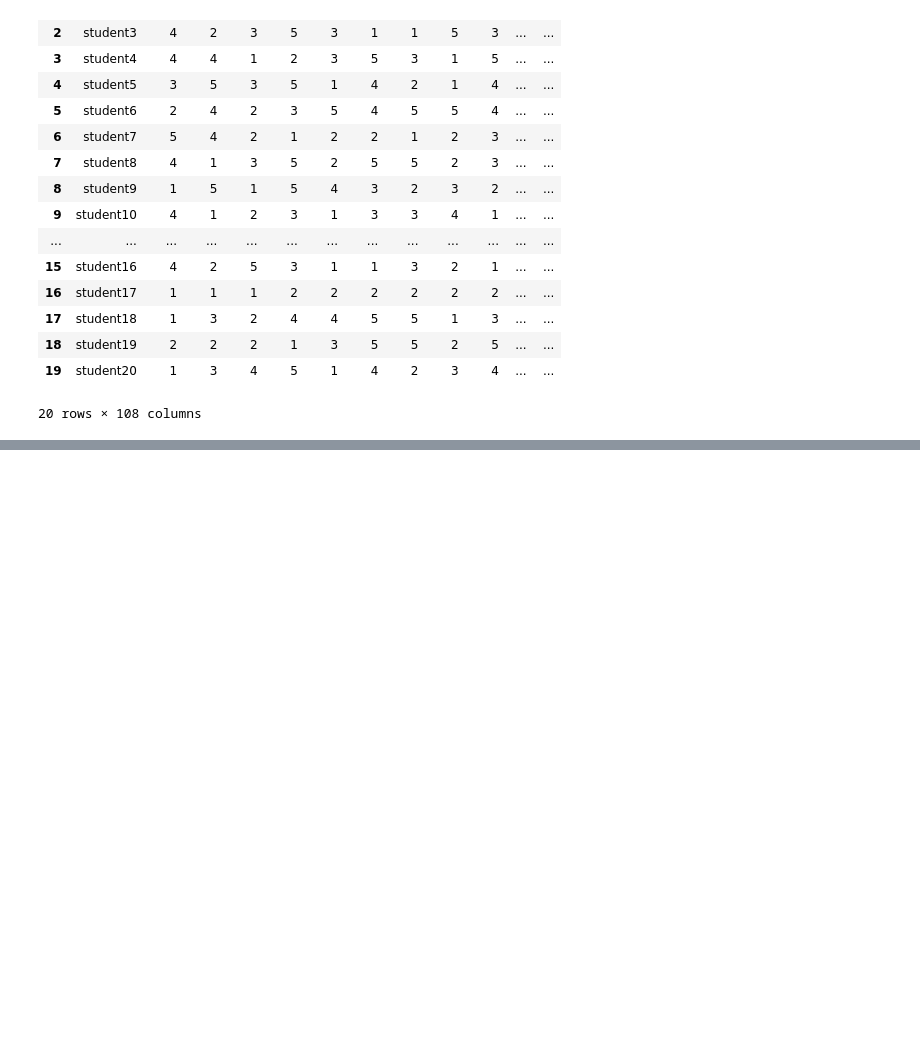
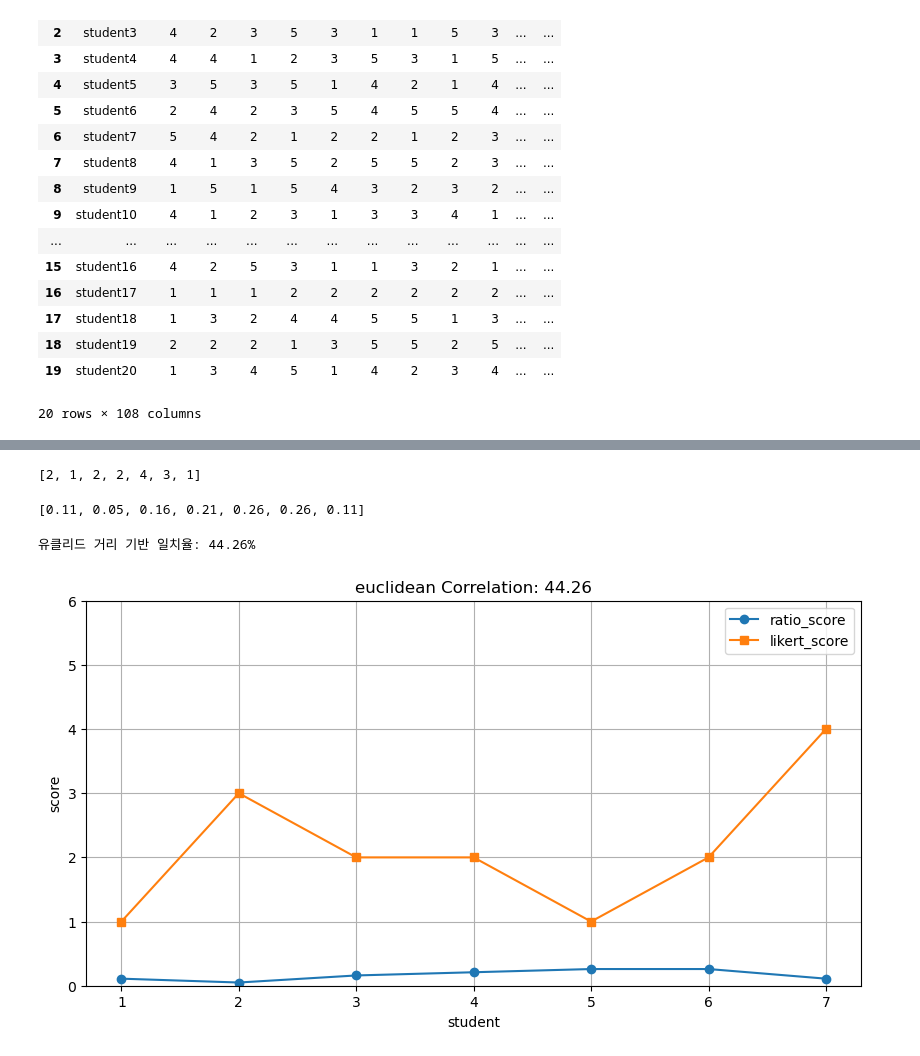
Before and after one commit to Byumin/peer, a Jupyter notebook: scoring.ipynb, the cells around one changed output, grey strips where cells are left out. Drawn from its saved outputs; the diff is of its cells as text; code cells hidden in the pictures; blank space fills up the shorter version.

```diff
--- a/scoring.ipynb
+++ b/scoring.ipynb
@@ -396,0 +460,4 @@ self_df
+# %%
+# 동작되는지 확인
+item = ['PN1']
+point_ratio_score(point_df, item, 'student3')
@@ -396,0 +485,5 @@ self_df
+# %%
+# 딕셔너리의 경우 values 메서드를 사용하면
+# 딕셔너리 값 순회 출
+for items in peer_variables.values():
+    print(items)
@@ -396,0 +498,3 @@ self_df
+# %%
+for items in peer_variables.values():
+    point_ratio_score(point_df, items, 'student3')
@@ -396,0 +509,7 @@ self_df
+# %%
+for i in range(1,21) :
+    student=f'student{i}'
+    print(student)
+    for items in peer_variables.values():
+        print(items)
+        point_ratio_score(point_df, items, student)
@@ -396,0 +682,53 @@ self_df
+# %%
+z_df.iloc[0,:].tolist()[1:]
+# %% [output]
+[2, 1, 2, 2, 4, 3, 1]
+# %%
+ratio_df.iloc[0,:].tolist()[1:]
+# %% [output]
+[0.11, 0.05, 0.16, 0.21, 0.26, 0.26, 0.11]
+# %%
+import matplotlib.pyplot as plt
+import numpy as np
+import scipy.stats as stats
+
+ratio = ratio_df.iloc[0,:].tolist()[1:]
+likert = [1,3,2,2,1,2,4]
+'''
+# 일부일치+하나의 극단 케이스
+list_1 = [1,2,2,1,1,1,1,2,2]
+list_2 = [1,2,1,2,5,2,1,1,2]
+# 평행하게 일치하는 경우
+list_1 = [1,2,2,1,3,1,1,2,2]
+list_2 = [3,4,2,3,5,3,3,4,4]
+'''
+
+# 유클리드 거리 계산
+euclidean_distance = np.sqrt(np.sum((np.array(ratio) - np.array(likert))**2))
+
+# 최대 유클리드 거리 계산 (최악의 경우: 한 리스트가 1, 다른 리스트가 5)
+max_euclidean_distance = np.sqrt(len(ratio) * (5 - 1) ** 2)
+
+# 유클리드 거리 기반 일치율 변환
+euclidean_agreement = (1 - (euclidean_distance / max_euclidean_distance)) * 100
+euclidean_agreement = max(0, euclidean_agreement)  # 음수가 나오지 않도록 보정
+
+# 결과 출력
+print(f"유클리드 거리 기반 일치율: {euclidean_agreement:.2f}%")
+
+# 그래프 그리기
+plt.figure(figsize=(10, 5))
+plt.plot(range(1, 8), ratio, marker='o', linestyle='-', label='ratio_score')
+plt.plot(range(1, 8), likert, marker='s', linestyle='-', label='likert_score')
+
+plt.xlabel("student")
+plt.ylim(0, 6)
+plt.ylabel("score")
+plt.title(f"euclidean Correlation: {euclidean_agreement:.2f}")
+plt.legend()
+plt.grid(True)
+
+plt.show()
+# %% [output]
+유클리드 거리 기반 일치율: 44.26%
+[figure, added]
```
Also changed, not shown: parts of 23 cells of this notebook, 4 other files.
